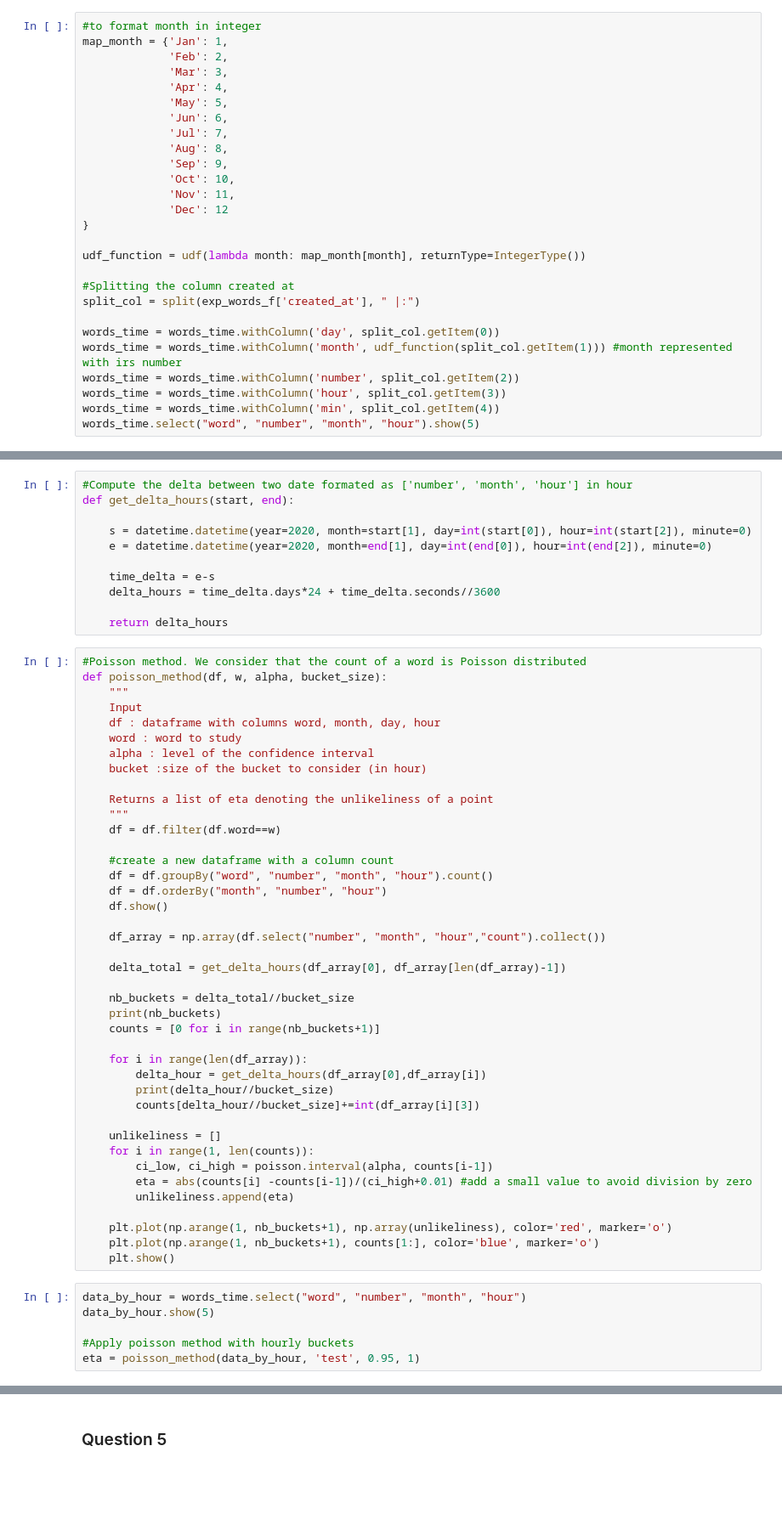
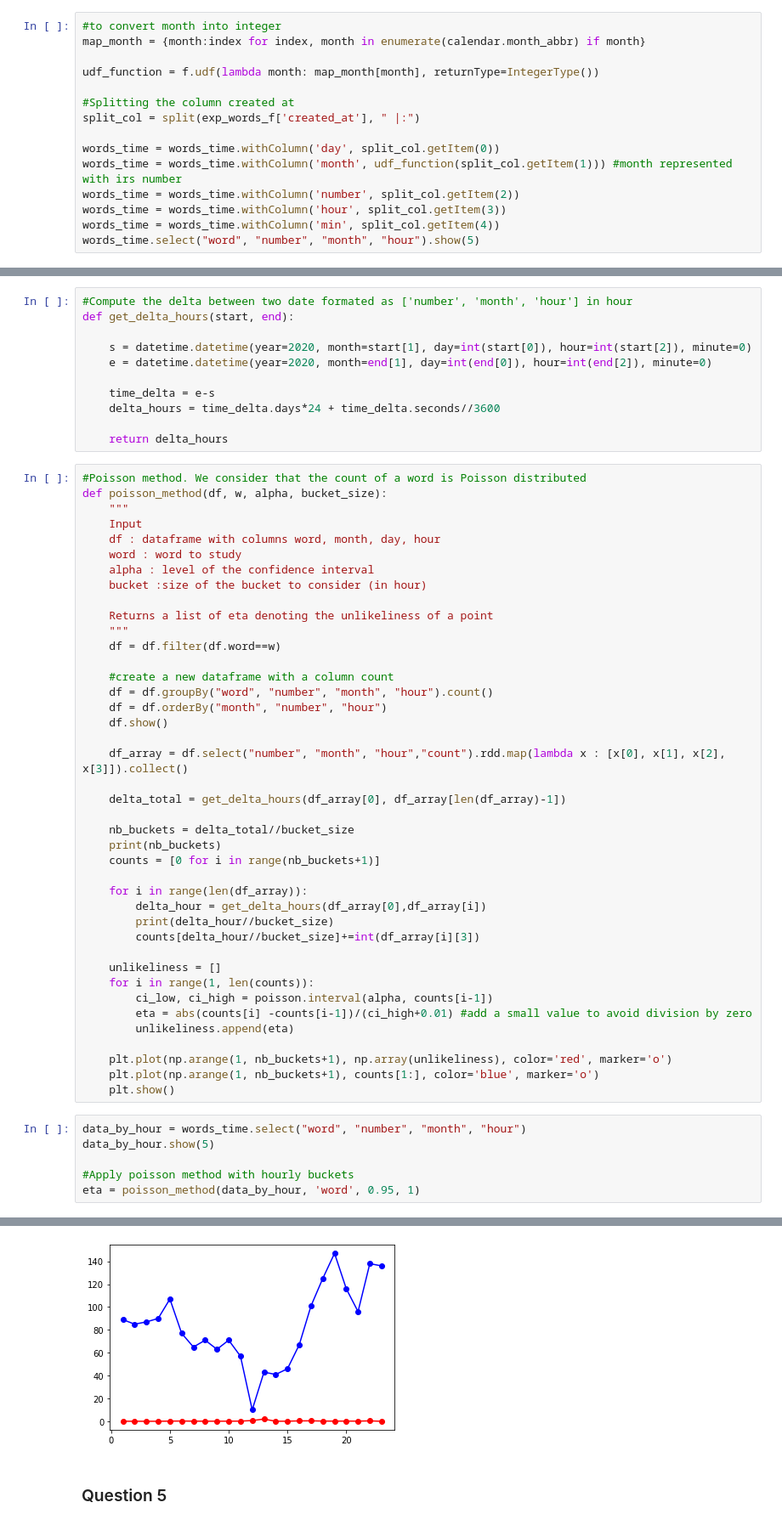
Before and after one commit to mammadov7/Project_INF583, a Jupyter notebook: project.ipynb, the cells around one changed output, grey strips where cells are left out. Shown: that part at 85% size. Saved outputs shown, nothing was run; the diff lists cells and outputs as text; blank space fills up the shorter version.

```diff
--- a/project.ipynb
+++ b/project.ipynb
@@ -366,20 +340,8 @@ only showing top 5 rows
 # %%
-#to format month in integer
-map_month = {'Jan': 1,
-             'Feb': 2,
-             'Mar': 3,
-             'Apr': 4,
-             'May': 5,
-             'Jun': 6,
-             'Jul': 7,
-             'Aug': 8,
-             'Sep': 9,
-             'Oct': 10,
-             'Nov': 11,
-             'Dec': 12
-}
+#to convert month into integer
+map_month = {month:index for index, month in enumerate(calendar.month_abbr) if month}
 
-udf_function = udf(lambda month: map_month[month], returnType=IntegerType())
+udf_function = f.udf(lambda month: map_month[month], returnType=IntegerType())
 
 #Splitting the column created at
 split_col = split(exp_words_f['created_at'], " |:")
@@ -431,7 +393,7 @@ def poisson_method(df, w, alpha, bucket_size):
     df = df.orderBy("month", "number", "hour")
     df.show()
 
-    df_array = np.array(df.select("number", "month", "hour","count").collect())
+    df_array = df.select("number", "month", "hour","count").rdd.map(lambda x : [x[0], x[1], x[2], x[3]]).collect()
 
     delta_total = get_delta_hours(df_array[0], df_array[len(df_array)-1])
 
@@ -458,7 +420,7 @@ data_by_hour = words_time.select("word", "number", "month", "hour")
 data_by_hour.show(5)
 
 #Apply poisson method with hourly buckets
-eta = poisson_method(data_by_hour, 'test', 0.95, 1)
+eta = poisson_method(data_by_hour, 'word', 0.95, 1)
 # %% [output]
 +--------------+------+-----+----+
 |          word|number|month|hour|
@@ -481,3 +442,4 @@ TypeError: an integer is required (got type numpy.str_)
+[figure, added]
 # %% [markdown]
 ### Question 5
 # %%
```
Also changed, not shown: parts of 28 cells of this notebook.
